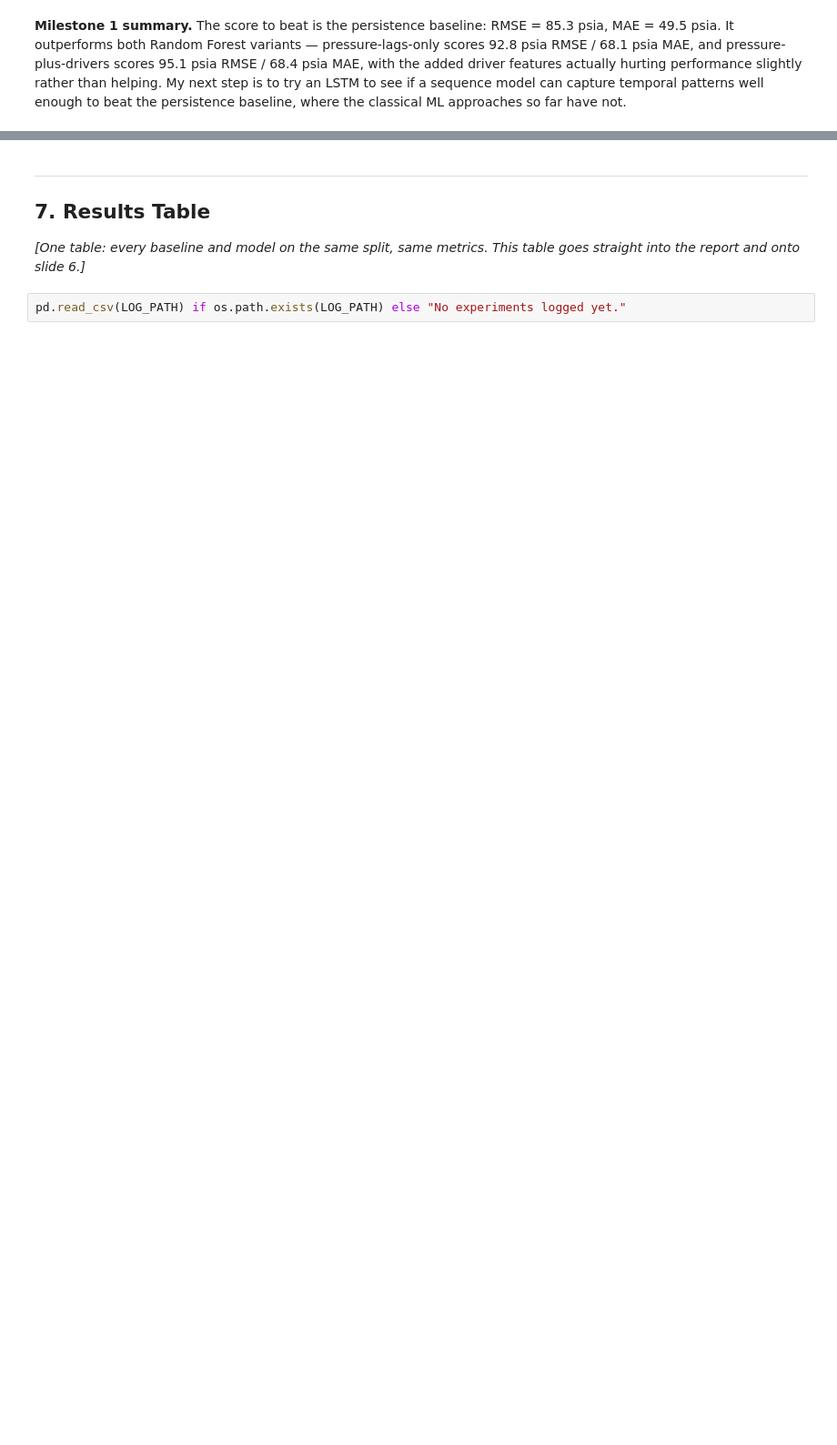
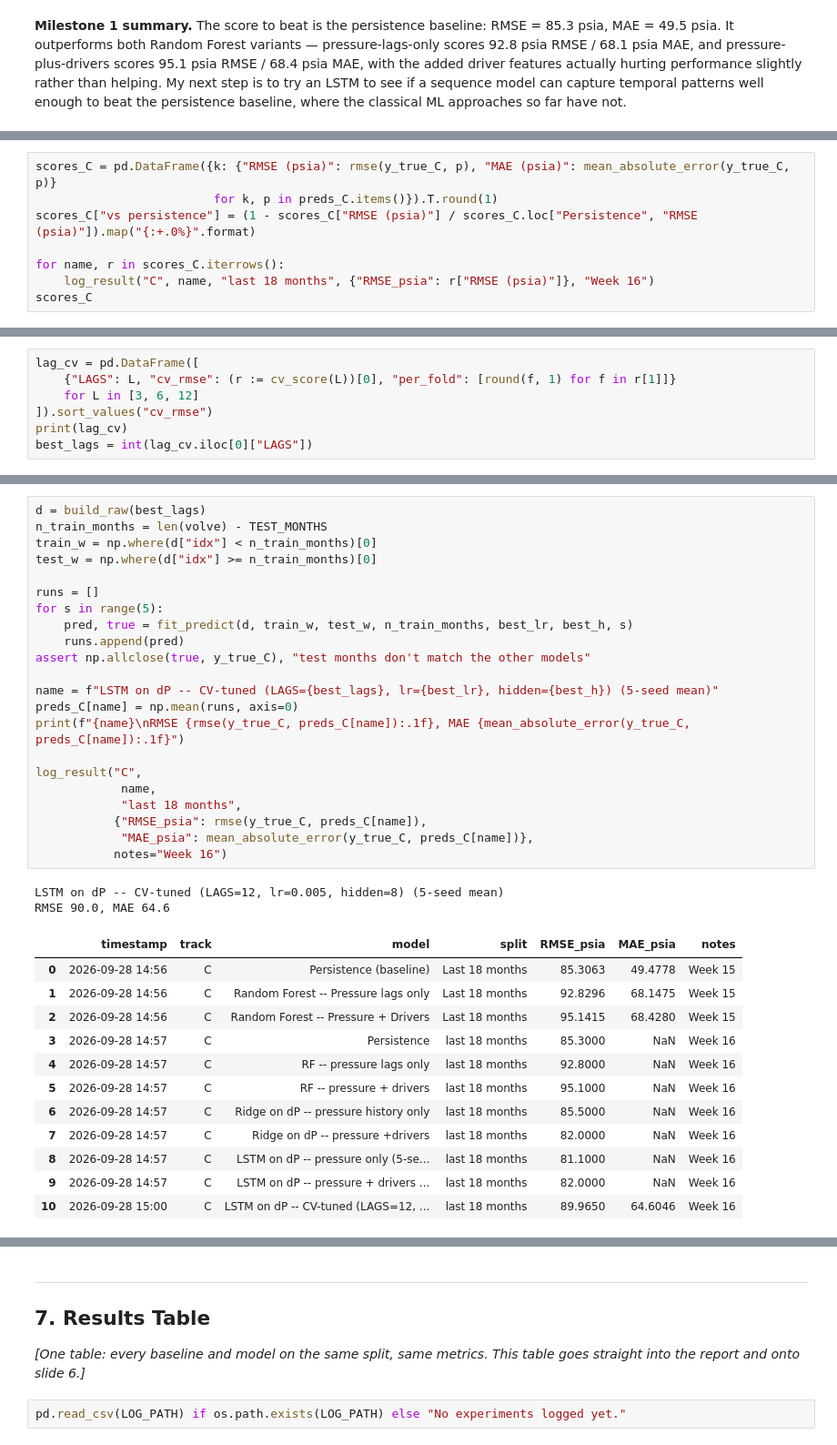
Before and after one commit to sadaraka-kadi/ml4pe-pressure-forecasting, a Jupyter notebook: notebooks/capstone.ipynb, the cells around one changed output, grey strips where cells are left out. Shown at 91% size. Cells and saved outputs as stored; diff of their text form; blank space fills up the shorter version.

```diff
--- a/notebooks/capstone.ipynb
+++ b/notebooks/capstone.ipynb
@@ -605,0 +430,8 @@ log_result(track="C",
+# %%
+scores_C = pd.DataFrame({k: {"RMSE (psia)": rmse(y_true_C, p), "MAE (psia)": mean_absolute_error(y_true_C, p)}
+                         for k, p in preds_C.items()}).T.round(1)
+scores_C["vs persistence"] = (1 - scores_C["RMSE (psia)"] / scores_C.loc["Persistence", "RMSE (psia)"]).map("{:+.0%}".format)
+
+for name, r in scores_C.iterrows():
+    log_result("C", name, "last 18 months", {"RMSE_psia": r["RMSE (psia)"]}, "Week 16")
+scores_C
@@ -605,0 +544,7 @@ log_result(track="C",
+# %%
+lag_cv = pd.DataFrame([
+    {"LAGS": L, "cv_rmse": (r := cv_score(L))[0], "per_fold": [round(f, 1) for f in r[1]]}
+    for L in [3, 6, 12]
+]).sort_values("cv_rmse")
+print(lag_cv)
+best_lags = int(lag_cv.iloc[0]["LAGS"])
@@ -605,0 +574,37 @@ log_result(track="C",
+# %%
+d = build_raw(best_lags)
+n_train_months = len(volve) - TEST_MONTHS
+train_w = np.where(d["idx"] < n_train_months)[0]
+test_w = np.where(d["idx"] >= n_train_months)[0]
+
+runs = []
+for s in range(5):
+    pred, true = fit_predict(d, train_w, test_w, n_train_months, best_lr, best_h, s)
+    runs.append(pred)
+assert np.allclose(true, y_true_C), "test months don't match the other models"
+
+name = f"LSTM on dP -- CV-tuned (LAGS={best_lags}, lr={best_lr}, hidden={best_h}) (5-seed mean)"
+preds_C[name] = np.mean(runs, axis=0)
+print(f"{name}\nRMSE {rmse(y_true_C, preds_C[name]):.1f}, MAE {mean_absolute_error(y_true_C, preds_C[name]):.1f}")
+
+log_result("C",
+            name,
+            "last 18 months",
+           {"RMSE_psia": rmse(y_true_C, preds_C[name]),
+            "MAE_psia": mean_absolute_error(y_true_C, preds_C[name])},
+           notes="Week 16")
+# %% [output]
+LSTM on dP -- CV-tuned (LAGS=12, lr=0.005, hidden=8) (5-seed mean)
+RMSE 90.0, MAE 64.6
+|  | timestamp | track | model | split | RMSE_psia | MAE_psia | notes |
+| 0 | 2026-09-28 14:56 | C | Persistence (baseline) | Last 18 months | 85.3063 | 49.4778 | Week 15 |
+| 1 | 2026-09-28 14:56 | C | Random Forest -- Pressure lags only | Last 18 months | 92.8296 | 68.1475 | Week 15 |
+| 2 | 2026-09-28 14:56 | C | Random Forest -- Pressure + Drivers | Last 18 months | 95.1415 | 68.4280 | Week 15 |
+| 3 | 2026-09-28 14:57 | C | Persistence | last 18 months | 85.3000 | NaN | Week 16 |
+| 4 | 2026-09-28 14:57 | C | RF -- pressure lags only | last 18 months | 92.8000 | NaN | Week 16 |
+| 5 | 2026-09-28 14:57 | C | RF -- pressure + drivers | last 18 months | 95.1000 | NaN | Week 16 |
+| 6 | 2026-09-28 14:57 | C | Ridge on dP -- pressure history only | last 18 months | 85.5000 | NaN | Week 16 |
+| 7 | 2026-09-28 14:57 | C | Ridge on dP -- pressure +drivers | last 18 months | 82.0000 | NaN | Week 16 |
+| 8 | 2026-09-28 14:57 | C | LSTM on dP -- pressure only (5-se... | last 18 months | 81.1000 | NaN | Week 16 |
+| 9 | 2026-09-28 14:57 | C | LSTM on dP -- pressure + drivers ... | last 18 months | 82.0000 | NaN | Week 16 |
+| 10 | 2026-09-28 15:00 | C | LSTM on dP -- CV-tuned (LAGS=12, ... | last 18 months | 89.9650 | 64.6046 | Week 16 |
```
Also changed, not shown: parts of 40 cells of this notebook.
